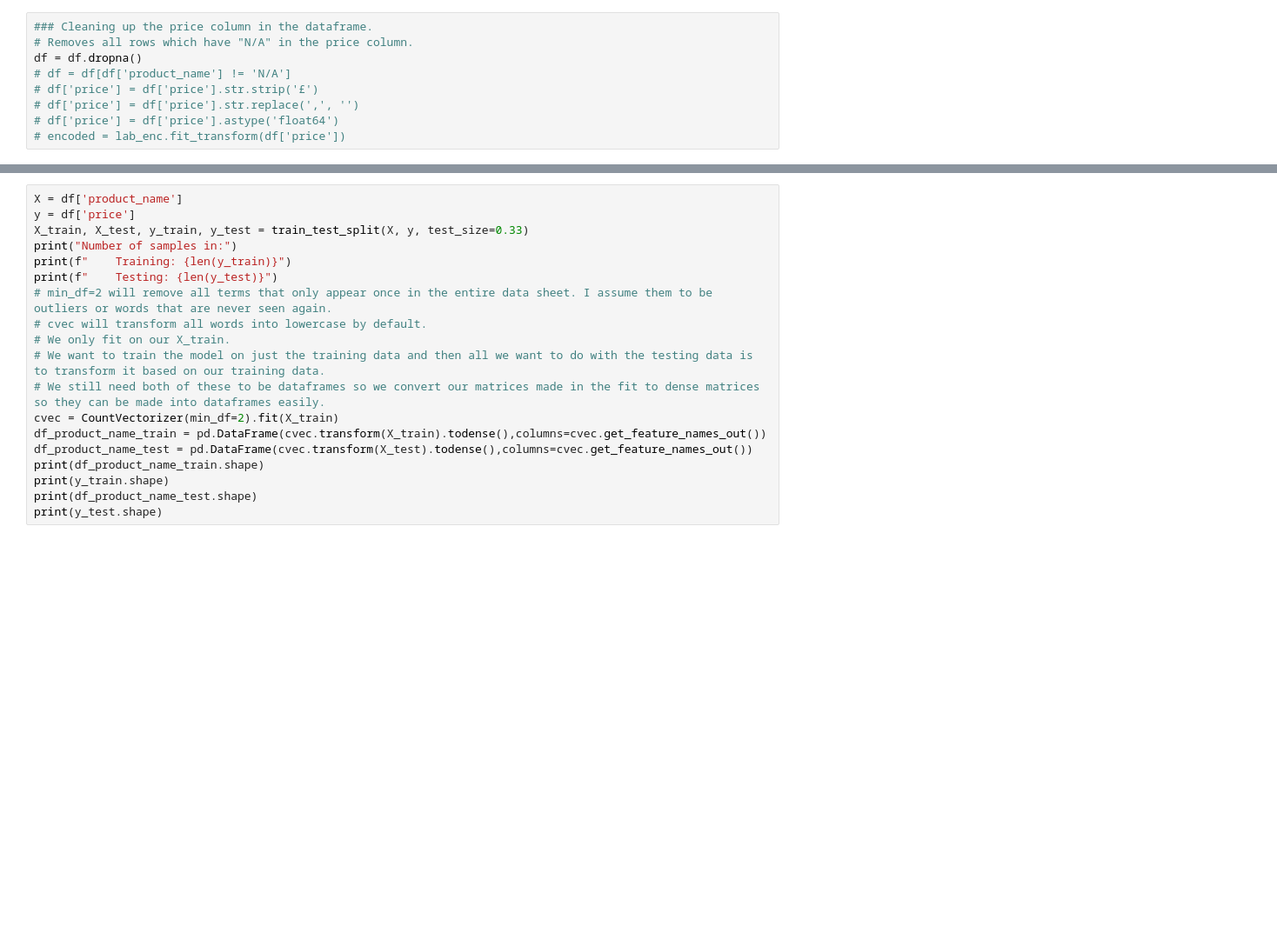
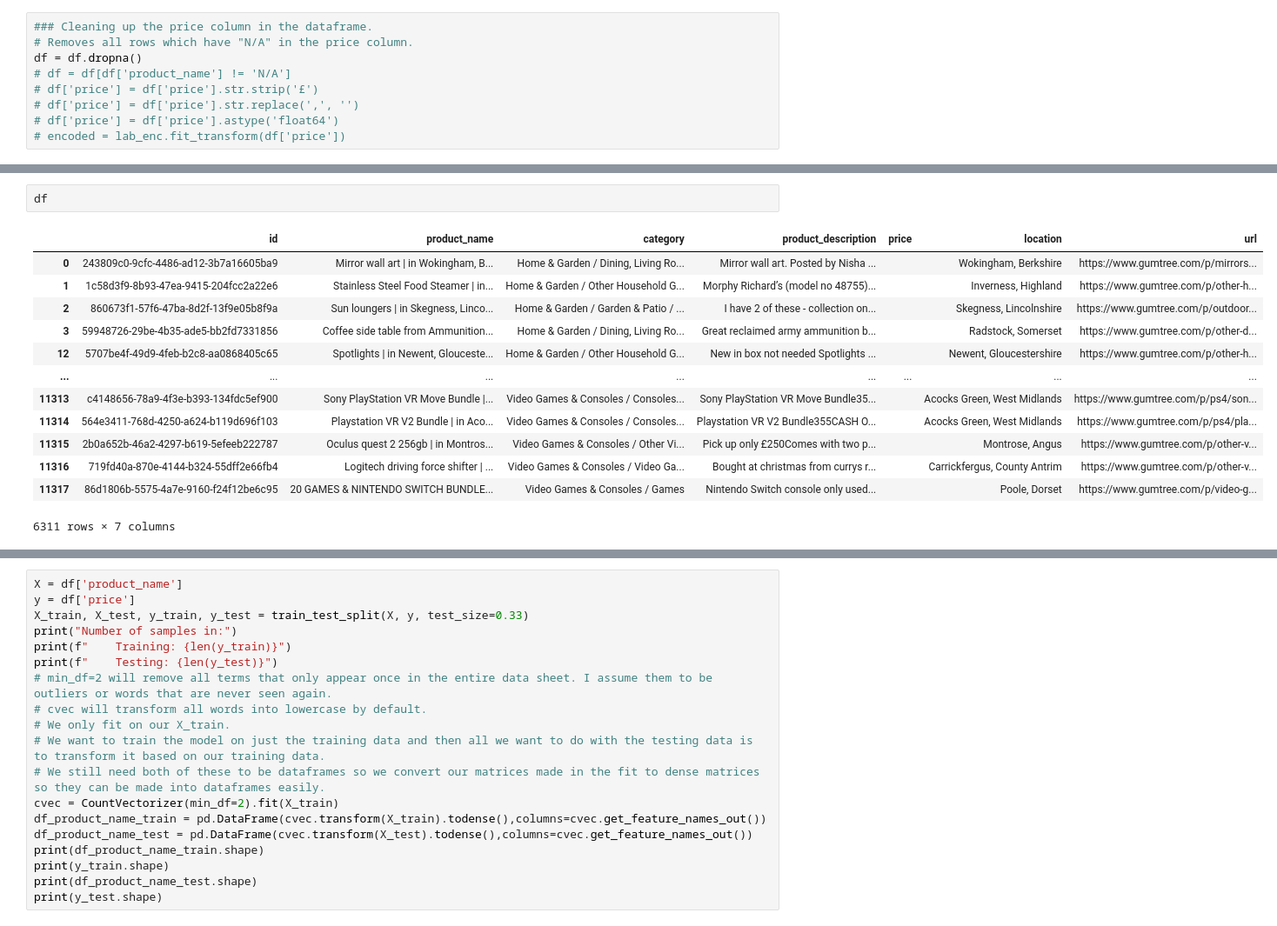
Before and after one commit to OliverWalterK/facebook-market, a Jupyter notebook: clean_tabular.ipynb, the cells around one changed output, grey strips where cells are left out. Shown: that part at 87% size. Cells and saved outputs as stored; diff of their text form; blank space fills up the shorter version.

```diff
--- a/clean_tabular.ipynb
+++ b/clean_tabular.ipynb
@@ -60 +85,17 @@ df = df.dropna()
+# %%
+df
+# %% [output]
+|  | id | product_name | category | product_description | price | location | url |
+| 0 | 243809c0-9cfc-4486-ad12-3b7a16605ba9 | Mirror wall art | in Wokingham, B... | Home & Garden / Dining, Living Ro... | Mirror wall art. Posted by Nisha ... |  | Wokingham, Berkshire | https://www.gumtree.com/p/mirrors... |
+| 1 | 1c58d3f9-8b93-47ea-9415-204fcc2a22e6 | Stainless Steel Food Steamer | in... | Home & Garden / Other Household G... | Morphy Richard’s (model no 48755)... |  | Inverness, Highland | https://www.gumtree.com/p/other-h... |
+| 2 | 860673f1-57f6-47ba-8d2f-13f9e05b8f9a | Sun loungers | in Skegness, Linco... | Home & Garden / Garden & Patio / ... | I have 2 of these - collection on... |  | Skegness, Lincolnshire | https://www.gumtree.com/p/outdoor... |
+| 3 | 59948726-29be-4b35-ade5-bb2fd7331856 | Coffee side table from Ammunition... | Home & Garden / Dining, Living Ro... | Great reclaimed army ammunition b... |  | Radstock, Somerset | https://www.gumtree.com/p/other-d... |
+| 12 | 5707be4f-49d9-4feb-b2c8-aa0868405c65 | Spotlights | in Newent, Glouceste... | Home & Garden / Other Household G... | New in box not needed Spotlights ... |  | Newent, Gloucestershire | https://www.gumtree.com/p/other-h... |
+| ... | ... | ... | ... | ... | ... | ... | ... |
+| 11313 | c4148656-78a9-4f3e-b393-134fdc5ef900 | Sony PlayStation VR Move Bundle |... | Video Games & Consoles / Consoles... | Sony PlayStation VR Move Bundle35... |  | Acocks Green, West Midlands | https://www.gumtree.com/p/ps4/son... |
+| 11314 | 564e3411-768d-4250-a624-b119d696f103 | Playstation VR V2 Bundle | in Aco... | Video Games & Consoles / Consoles... | Playstation VR V2 Bundle355CASH O... |  | Acocks Green, West Midlands | https://www.gumtree.com/p/ps4/pla... |
+| 11315 | 2b0a652b-46a2-4297-b619-5efeeb222787 | Oculus quest 2 256gb | in Montros... | Video Games & Consoles / Other Vi... | Pick up only £250Comes with two p... |  | Montrose, Angus | https://www.gumtree.com/p/other-v... |
+| 11316 | 719fd40a-870e-4144-b324-55dff2e66fb4 | Logitech driving force shifter | ... | Video Games & Consoles / Video Ga... | Bought at christmas from currys r... |  | Carrickfergus, County Antrim | https://www.gumtree.com/p/other-v... |
+| 11317 | 86d1806b-5575-4a7e-9160-f24f12be6c95 | 20 GAMES & NINTENDO SWITCH BUNDLE... | Video Games & Consoles / Games | Nintendo Switch console only used... |  | Poole, Dorset | https://www.gumtree.com/p/video-g... |
+6311 rows × 7 columns
 # %%
```
Also changed, not shown: parts of 5 cells of this notebook, 2 other files.
